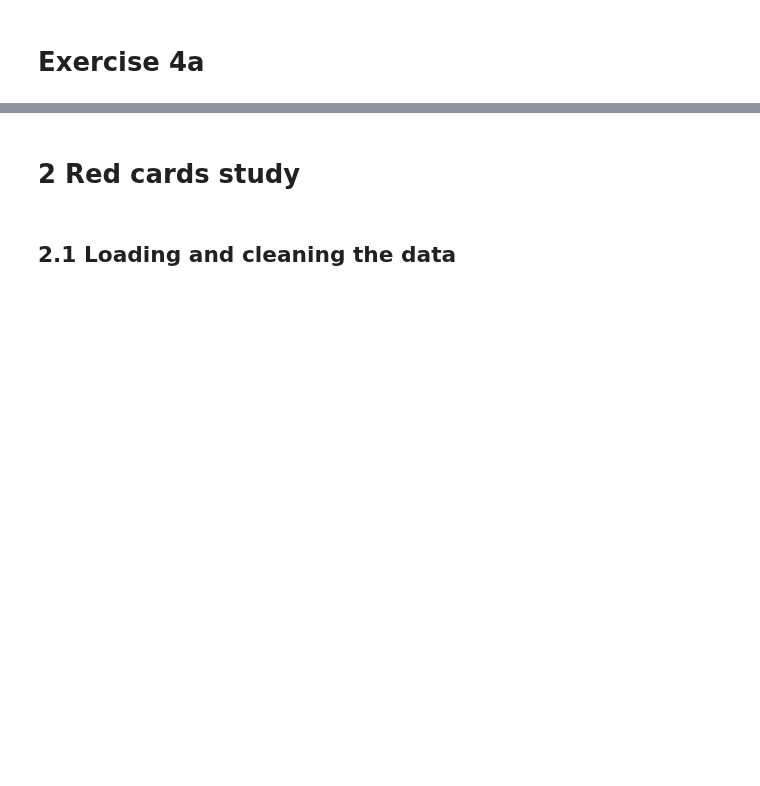
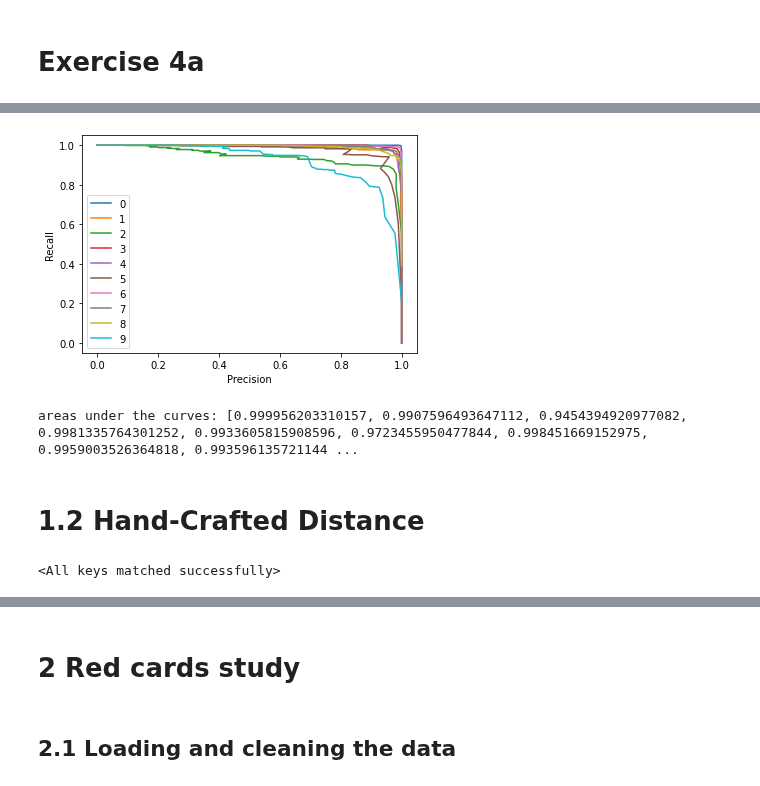
Before and after one commit to kdidi99/ml_fundamentals_hd, a Jupyter notebook: red-cards.ipynb, the cells around one changed output, grey strips where cells are left out. Cells and saved outputs as stored; diff of their text form; code cells hidden in the pictures; blank space fills up the shorter version.

```diff
--- a/red-cards.ipynb
+++ b/red-cards.ipynb
@@ -4,0 +164,9 @@
+# %%
+Pm_ = PmG(N, testdist, testlabels)
+Rm_ = RmG(N, testdist, testlabels)
+plotauc(Pm_, Rm_)
+# %% [output]
+[figure, added]
+areas under the curves: [0.999956203310157, 0.9907596493647112, 0.9454394920977082, 0.9981335764301252, 0.9933605815908596, 0.9723455950477844, 0.998451669152975, 0.9959003526364818, 0.993596135721144 ...
+# %% [markdown]
+# 1.2 Hand-Crafted Distance
@@ -4,0 +200,6 @@
+# %%
+# load the net
+net = TrainNet()
+net.load_state_dict(torch.load("FMLnet"))
+# %% [output]
+<All keys matched successfully>
```
Also changed, not shown: parts of 22 cells of this notebook.
